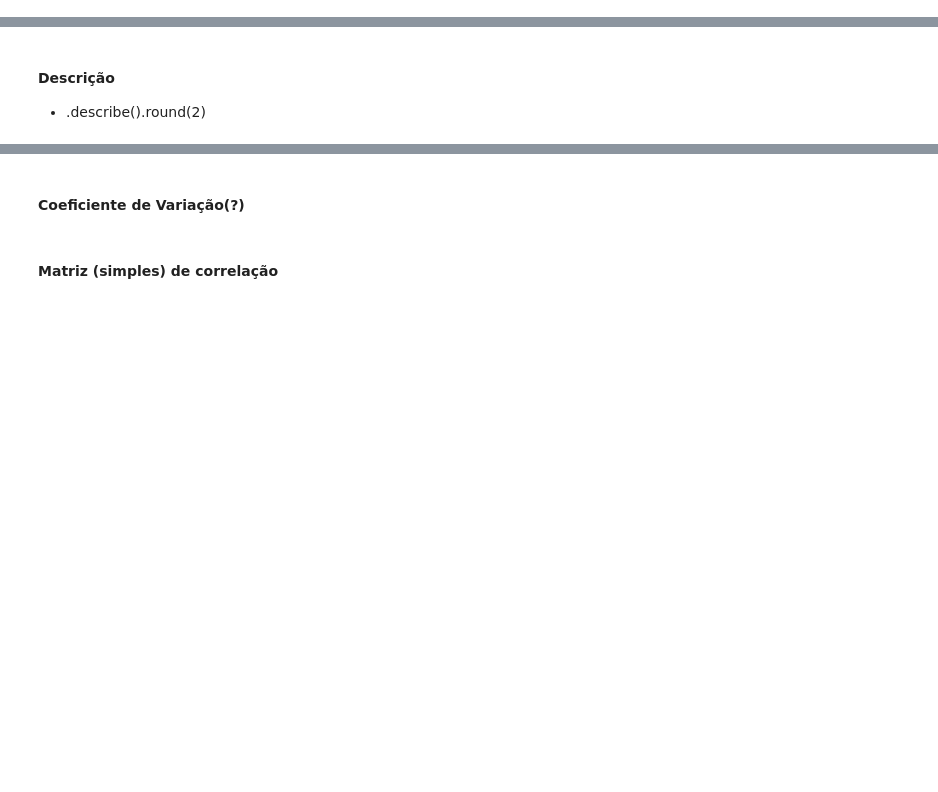
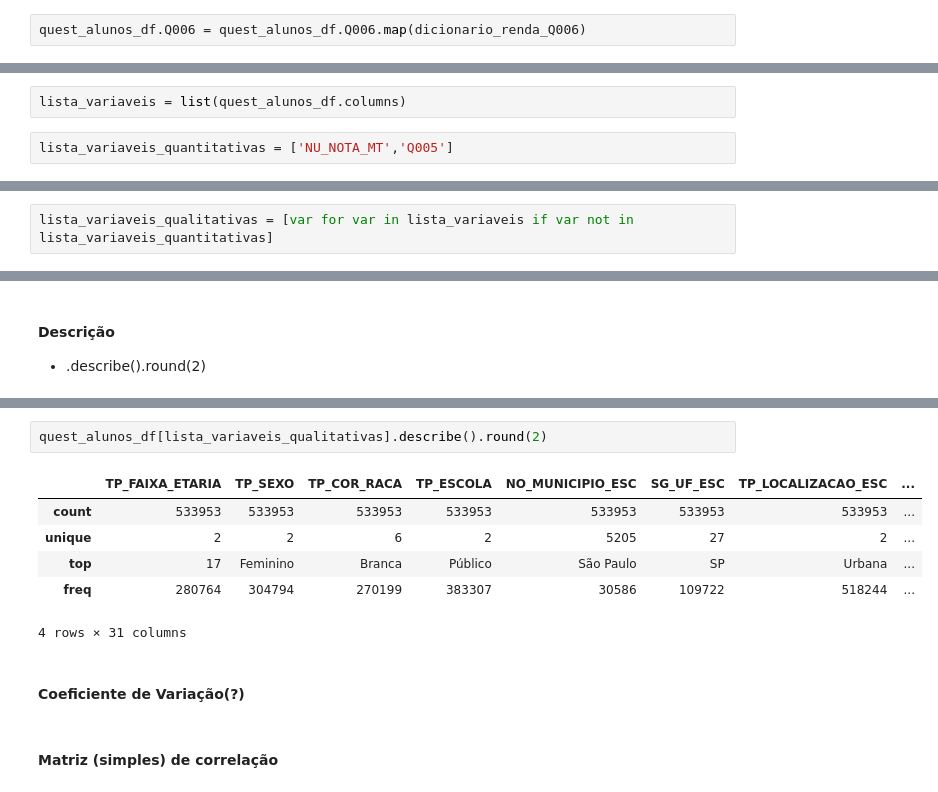
Before and after one commit to ihaveonesun/Projeto-Final-Semantix, a Jupyter notebook: projeto_final_enem.ipynb, the cells around one changed output, grey strips where cells are left out. Cells and saved outputs as stored; diff of their text form; blank space fills up the shorter version.

```diff
--- a/projeto_final_enem.ipynb
+++ b/projeto_final_enem.ipynb
@@ -211,0 +209,2 @@ Name: TP_ST_CONCLUSAO, dtype: int64
+# %%
+quest_alunos_df.Q006 = quest_alunos_df.Q006.map(dicionario_renda_Q006)
@@ -213,0 +234,4 @@ Name: TP_ST_CONCLUSAO, dtype: int64
+# %%
+lista_variaveis = list(quest_alunos_df.columns)
+# %%
+lista_variaveis_quantitativas = ['NU_NOTA_MT','Q005']
@@ -213,0 +244,2 @@ Name: TP_ST_CONCLUSAO, dtype: int64
+# %%
+lista_variaveis_qualitativas = [var for var in lista_variaveis if var not in lista_variaveis_quantitativas]
@@ -217,3 +268,12 @@ Name: TP_ST_CONCLUSAO, dtype: int64
+# %%
+quest_alunos_df[lista_variaveis_qualitativas].describe().round(2)
+# %% [output]
+|  | TP_FAIXA_ETARIA | TP_SEXO | TP_COR_RACA | TP_ESCOLA | NO_MUNICIPIO_ESC | SG_UF_ESC | TP_LOCALIZACAO_ESC | ... |
+| count | 533953 | 533953 | 533953 | 533953 | 533953 | 533953 | 533953 | ... |
+| unique | 2 | 2 | 6 | 2 | 5205 | 27 | 2 | ... |
+| top | 17 | Feminino | Branca | Público | São Paulo | SP | Urbana | ... |
+| freq | 280764 | 304794 | 270199 | 383307 | 30586 | 109722 | 518244 | ... |
+4 rows × 31 columns
 # %% [markdown]
 #### Coeficiente de Variação(?)
 # %% [markdown]
```
Also changed, not shown: parts of 55 cells of this notebook.
